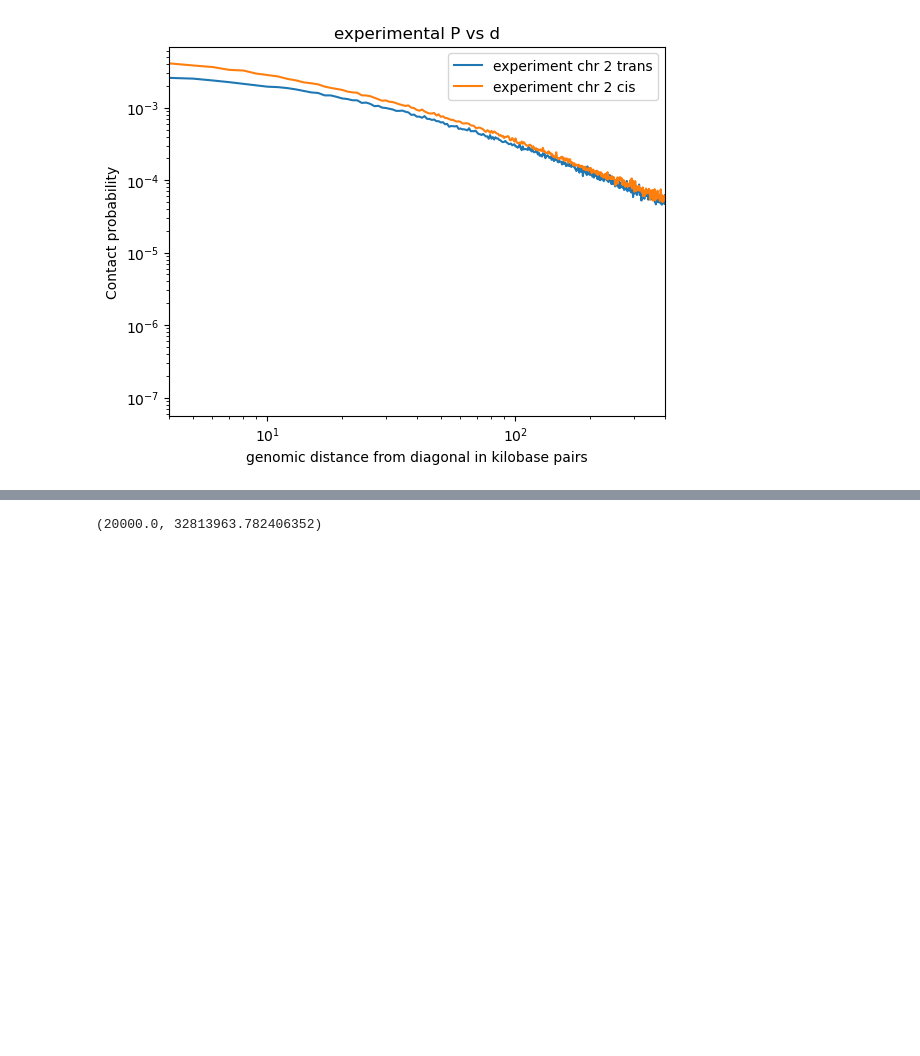
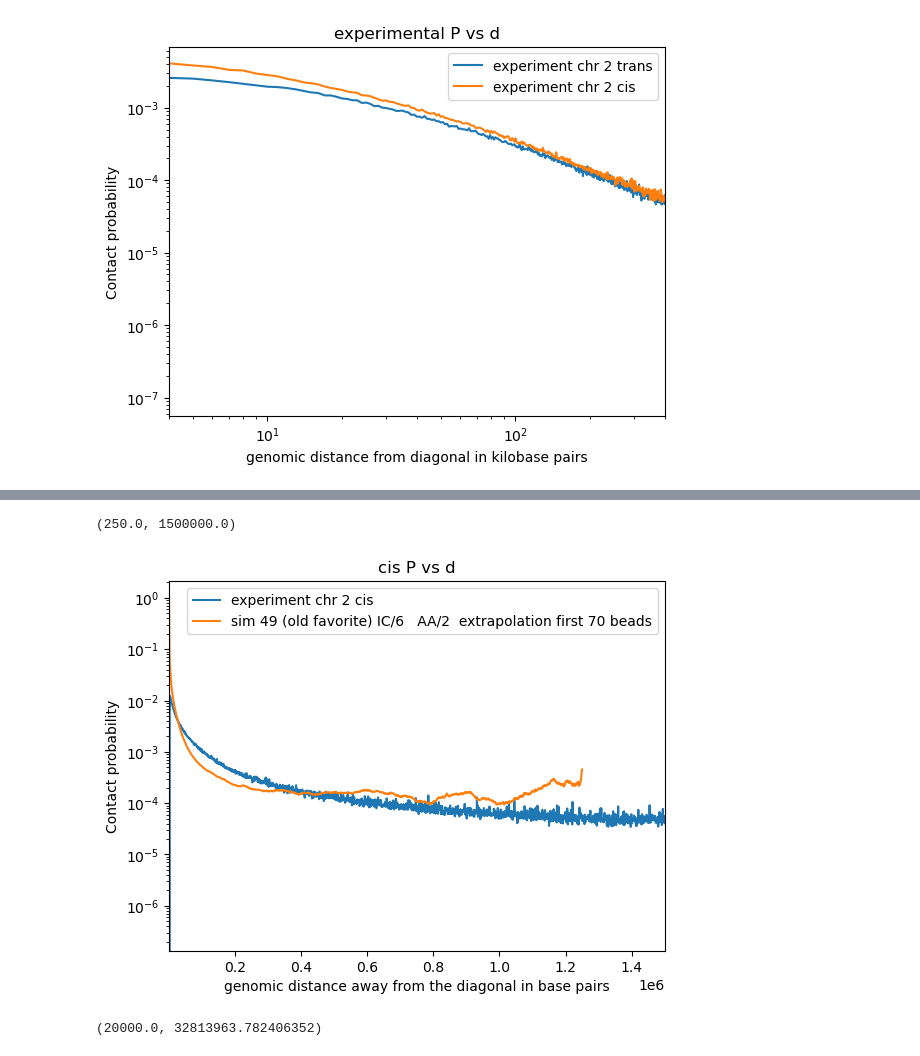
Before and after one commit to DiPierroLab/Douglas, a Jupyter notebook: 6_extra_tools/P_vs_d_experimental_compare_computational.ipynb, the cells around one changed output, grey strips where cells are left out. Drawn from its saved outputs; the diff is of its cells as text; code cells hidden in the pictures; blank space fills up the shorter version.

```diff
--- a/6_extra_tools/P_vs_d_experimental_compare_computational.ipynb
+++ b/6_extra_tools/P_vs_d_experimental_compare_computational.ipynb
@@ -197,3 +197,50 @@ plt.xlim(250,1.5e6)
+# %%
+# CIS
+# Plot average normalized cis Hi-C contact probability vs genomic distance (in kilobases)
+
+from numpy import array
+d = range(1,2501)
+d = array(d)
+
+# Plot cis experimental data
+bin_size = 1000 # base pairs
+plt.plot(bin_size*d_experiment_20000kb, 3*P_cis_experiment, label='experiment chr 2 cis')
+
+# Plot cis simulation data
+bead_size_old = 5000# in base pairs; tune to line up the pmfs.
+bead_size_new = 500
+bead_size_NuChroM = 250
+#plt.plot(bead_size_old*d, P_cis_simulation_24/50, label='old resolution (5000 bp = 1 bead)')
+#plt.plot(bead_size_new*d, P_cis_simulation_25, label='IC/5   AA')
+#plt.plot(bead_size_new*d, P_cis_simulation_36, label='IC/1.4   AA  first 20 beads have IC = 0')
+#plt.plot(bead_size_new*d, P_cis_simulation_40, label='IC/6   AA  first 20 beads have IC = 0')
+#plt.plot(bead_size_new*d, P_cis_simulation_41, label='IC/6   AA/2  first 20 beads have IC = 0')
+#plt.plot(bead_size_new*d, P_cis_simulation_45, label='IC/6   AA  extrapolation first 20 beads')
+#plt.plot(bead_size_new*d, P_cis_simulation_46, label='IC/6   AA/2  extrapolation first 20 beads')
+#plt.plot(bead_size_new*d, P_cis_simulation_47, label='IC/6   AA/3  extrapolation first 20 beads')
+#plt.plot(bead_size_new*d, P_cis_simulation_48, label='IC/6   AA/2  extrapolation first 40 beads')
+plt.plot(bead_size_new*d, P_cis_simulation_49, label='sim 49 (old favorite) IC/6   AA/2  extrapolation first 70 beads')
+#plt.plot(bead_size_new*d, P_cis_simulation_50, label='IC/6   AA/2  extrapolation first 100 beads')
+#plt.plot(bead_size_new*d, P_cis_simulation_51_old_f, label='NuChroM AA and IC no pairing MiChroM f')
+#plt.plot(bead_size_NuChroM*d, P_cis_simulation_52_old_f, label='NuChroM AA and IC pairing MiChroM f')
+#plt.plot(bead_size_NuChroM*d, P_cis_simulation_53_old_f, label='NuChroM AA and IC tight-loose boundary MiChroM f')
+#plt.plot(bead_size_NuChroM*d, P_cis_simulation_54_old_f, label='NuChroM AA and IC tight-none boundary MiChroM f')
+#plt.plot(bead_size_new*d, P_cis_simulation_51, label='NuChroM AA and IC no pairing NuChroM f')
+#plt.plot(bead_size_NuChroM*d, P_cis_simulation_52, label='sim 52: NuChroM AA and IC pairing NuChroM f')
+#plt.plot(bead_size_NuChroM*d, P_cis_simulation_53, label='NuChroM AA and IC tight-loose boundary NuChroM f')
+#plt.plot(bead_size_NuChroM*d, P_cis_simulation_54, label='NuChroM AA and IC tight-none boundary NuChroM f')
+
+# Plot settings
+plt.title('cis P vs d')
+plt.legend()
+plt.xlabel('genomic distance away from the diagonal in base pairs')
+#plt.xscale('log')
+plt.ylabel('Contact probability')
+plt.yscale('log')
+plt.xlim(250,1.5e6)
+# %% [output]
+(250.0, 1500000.0)
+[figure, added]
 # %%
 # TRANS
 # Plot average normalized trans Hi-C contact probability vs genomic distance (in kilobases)
```
Also changed, not shown: parts of 3 cells of this notebook, 12 other files.
